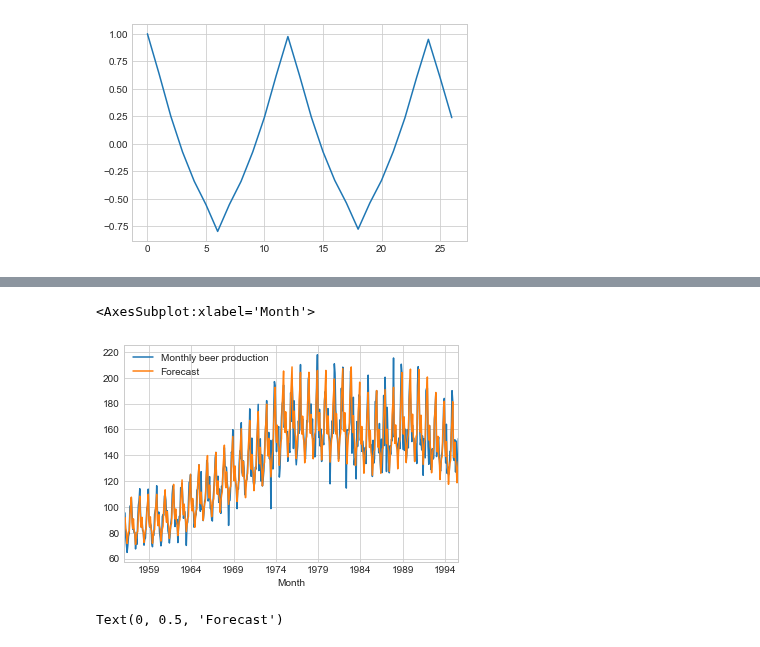
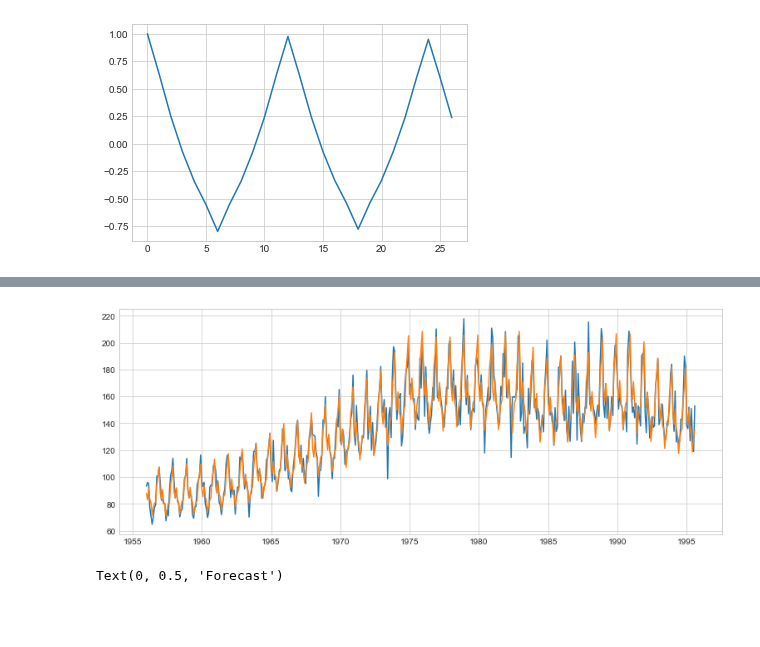
Before and after one commit to lauripe/data-analytics, a Jupyter notebook: src/assignment3/part2-beer-smoothing.ipynb, the cells around one changed output, grey strips where cells are left out. Drawn from its saved outputs; the diff is of its cells as text; code cells hidden in the pictures; blank space fills up the shorter version.

Commit message:
Figsizes

```diff
--- a/src/assignment3/part2-beer-smoothing.ipynb
+++ b/src/assignment3/part2-beer-smoothing.ipynb
@@ -97,12 +97,12 @@ ExponentialSmoothing Model Results
 | initial_seasons.10 | 1.2726494 | s.10 | True |
 | initial_seasons.11 | 1.3663894 | s.11 | True |
 # %%
+plt.figure(figsize=(13, 5))
 df2 = df
 df2['Forecast'] = model.fittedvalues
-df2.plot()
+plt.plot(df2);
 # %% [output]
-<AxesSubplot:xlabel='Month'>
-[figure, old version]
+[figure, new version]
 # %%
 plt.figure(figsize=(12, 5))
 
```
Also changed, not shown: parts of 1 cell of this notebook.
